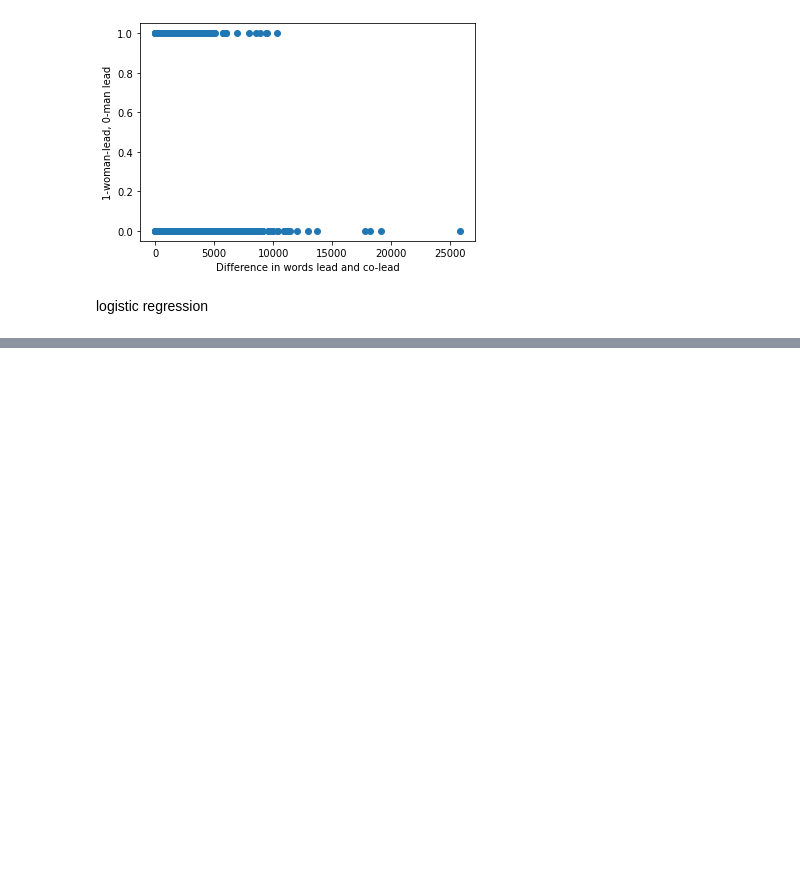
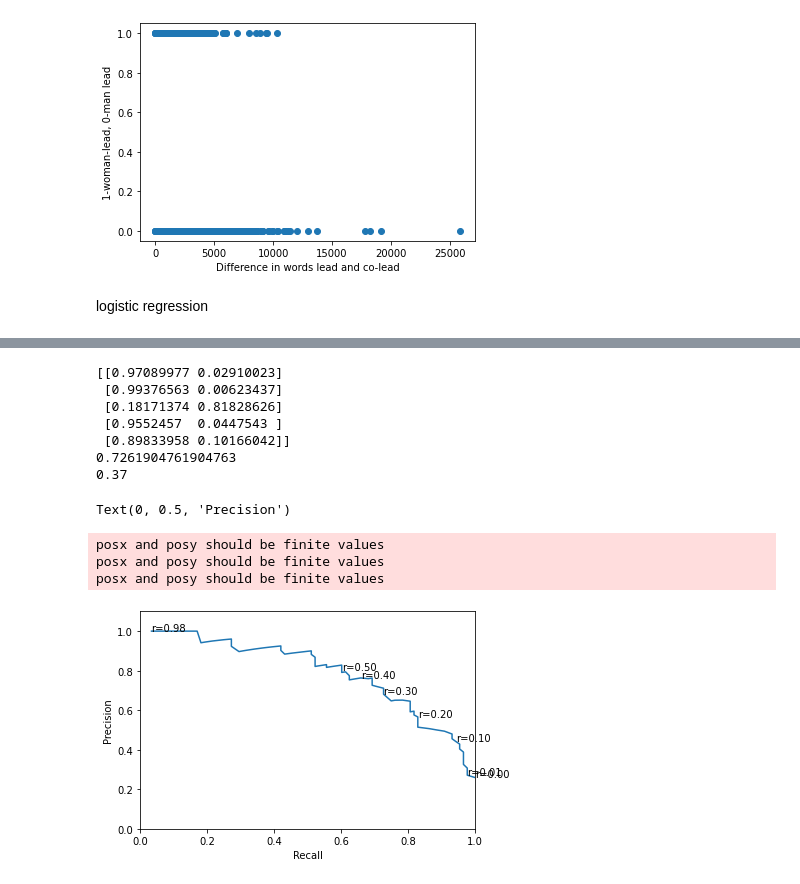
Before and after one commit to IZ001/Stat-Machine-Learning, a Jupyter notebook: Project_SML.ipynb, the cells around one changed output, grey strips where cells are left out. Drawn from its saved outputs; the diff is of its cells as text; code cells hidden in the pictures; blank space fills up the shorter version.

```diff
--- a/Project_SML.ipynb
+++ b/Project_SML.ipynb
@@ -662,64 +665,63 @@ plt.ylabel('True positive rate')
 # %%
 #The precision -recall curve With scaling
 
 # recall = True positive rate = TP/P = TP/(TP + FN)
 # precision = TP / P*    (P* = FP + TP)
 
+def find_r(prob, y_test):
+  recall = []
+  precision = []
 
-recall = []
-precision = []
+  #x_test = test[features_max]
+  y_test = test['Lead']
 
-x_test = test[features_max]
-y_test = test['Lead']
+  positive_class = 1
+  negative_class = 0
 
-positive_class = 1
-negative_class = 0
+  P = np.sum(y_test == positive_class)
 
-P = np.sum(y_test == positive_class)
-#N = np.sum(y_test == negative_class)
+  prediction = np.empty(len(x_test), dtype ='object')
 
-#x_train = train[features_max]
-#y_train = train['Lead']
-#scaler = skl_pre.StandardScaler().fit(x_train)
-#model = skl_lm.LogisticRegression(solver ='lbfgs')
-#model.fit(scaler.transform(x_train), y_train )
-#predict_prob = model.predict_proba(scaler.transform(x_test))
+  tr_val = np.linspace(0.00 , 1, num =101)
+  f1_max = 0
+  k_f1 = 0
 
-print(prob[:5])
+  for k in tr_val:
+    prediction = np.where(prob[:,1] > k, positive_class, negative_class)
+    P_star = np.sum(prediction == positive_class)
+    tr_pos = np.sum((prediction == y_test)&(prediction == positive_class))
 
-prediction = np.empty(len(x_test), dtype ='object')
+    rec = tr_pos/P
+    prec = tr_pos/P_star
 
-tr_val = np.linspace(0.00 , 1, num =101)
-#print(model.classes_)
-f1_max = 0
-k_f1 = 0
+    f1 = 2*prec*rec/(prec+rec)
+    if f1_max < f1:
+      f1_max =f1
+      k_f1 = k
 
-for k in tr_val:
-  prediction = np.where(prob[:,1] > k, positive_class, negative_class)
-  P_star = np.sum(prediction == positive_class)
-  tr_pos = np.sum((prediction == y_test)&(prediction == positive_class))
+    recall.append(tr_pos/P)
+    precision.append(tr_pos/P_star)
 
-  rec = tr_pos/P
-  prec = tr_pos/P_star
-
-  f1 = 2*prec*rec/(prec+rec)
-  if f1_max < f1:
-    f1_max =f1
-    k_f1 = k
-
-  recall.append(tr_pos/P)
-  precision.append(tr_pos/P_star)
-
-#print(recall)
-#print(precision)
-print(f1_max)
-print(k_f1)
+  return k_f1
 
 plt.plot(recall, precision)
 for idx in [0, 1, 10, 20, 30,40, 50, 98, 100]:
   plt.text(recall[idx], precision[idx], f'r={tr_val[idx]:.2f}')
 
 plt.ylim([0, 1.1])
 plt.xlim([0,1])
 plt.xlabel('Recall')
 plt.ylabel('Precision')
+# %% [output]
+[[0.97089977 0.02910023]
+ [0.99376563 0.00623437]
+ [0.18171374 0.81828626]
+ [0.9552457  0.0447543 ]
+ [0.89833958 0.10166042]]
+0.7261904761904763
+0.37
+Text(0, 0.5, 'Precision')
+posx and posy should be finite values
+posx and posy should be finite values
+posx and posy should be finite values
+[figure, added]
```
Also changed, not shown: parts of 10 cells of this notebook.
